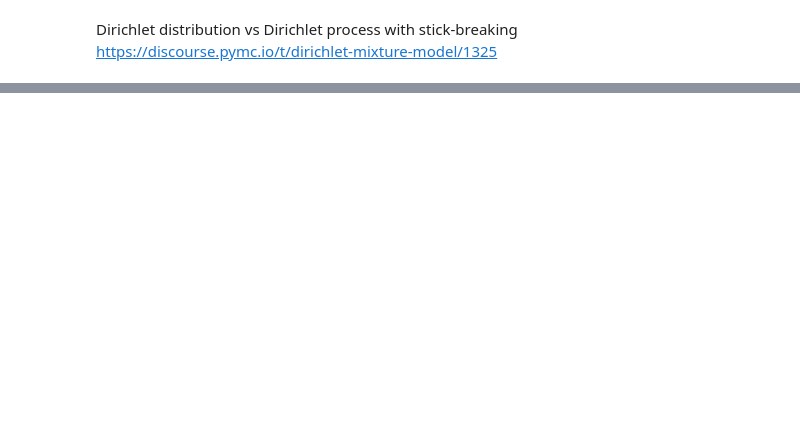
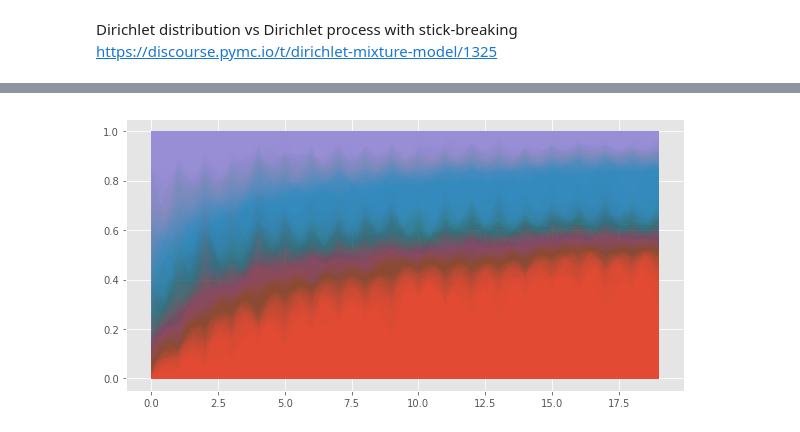
Before and after one commit to junpenglao/Planet_Sakaar_Data_Science, a Jupyter notebook: Miscellaneous/Softmax normal compare with Dirichlet.ipynb, the cells around one changed output, grey strips where cells are left out. Saved outputs shown, nothing was run; the diff lists cells and outputs as text; code cells hidden in the pictures; blank space fills up the shorter version.

Commit message:
dirichlet time course uncertainty plot

```diff
--- a/Miscellaneous/Softmax normal compare with Dirichlet.ipynb
+++ b/Miscellaneous/Softmax normal compare with Dirichlet.ipynb
@@ -148,0 +149,22 @@ plot_points(p, alpha=.25)
+# %%
+plt.style.use('ggplot')
+
+pmat = np.vstack([np.linspace(1, 20, 20),
+                  np.linspace(2, 10, 20),
+                  np.linspace(3, 5, 20)]).T
+
+p = np.asarray([st.dirichlet.rvs(p_, 200) for p_ in pmat])
+
+_, ax = plt.subplots(1, 1, figsize=(10, 5))
+C = ['C0', 'C1', 'C2']
+for j in range(200):
+    pvec = p[:, j, :]
+    pvec_ = np.hstack([np.zeros((20, 1)), np.cumsum(pvec, axis=1)])
+    for i in range(3):
+        ax.fill_between(np.arange(20),
+                        pvec_[:, i],
+                        pvec_[:, i+1],
+                        alpha=.01,
+                        facecolor=C[i]);
+# %% [output]
+[figure, added]
```
Also changed, not shown: parts of 12 cells of this notebook.
